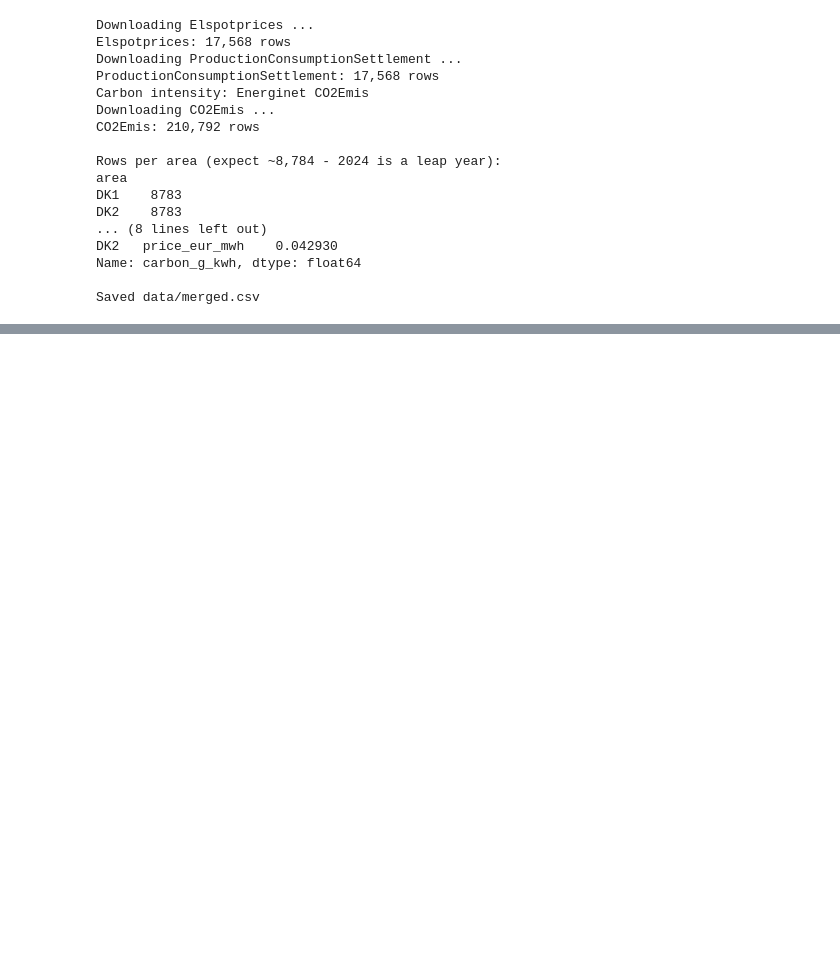
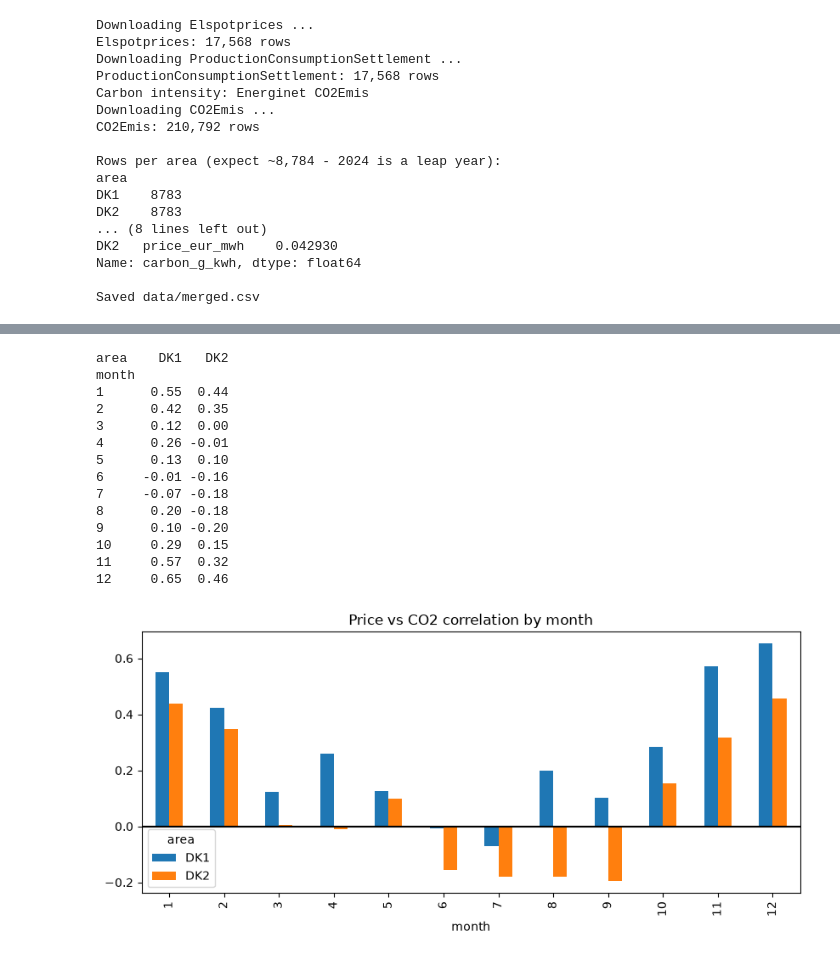
Before and after one commit to MatPicca/Denmark_Clean_vs_Cheap_el, a Jupyter notebook: get_data.ipynb, the cells around one changed output, grey strips where cells are left out. Saved outputs shown, nothing was run; the diff lists cells and outputs as text; code cells hidden in the pictures; blank space fills up the shorter version.

```diff
--- a/get_data.ipynb
+++ b/get_data.ipynb
@@ -179,0 +406,23 @@ Saved data/merged.csv
+# %%
+corr = df.groupby(["month", "area"]).apply(
+    lambda d: d["price_eur_mwh"].corr(d["carbon_g_kwh"])).unstack()
+print(corr.round(2))
+corr.plot(kind="bar", figsize=(10, 4), title="Price vs CO2 correlation by month")
+plt.axhline(0, color="black")
+plt.show()
+# %% [output]
+area    DK1   DK2
+month
+1      0.55  0.44
+2      0.42  0.35
+3      0.12  0.00
+4      0.26 -0.01
+5      0.13  0.10
+6     -0.01 -0.16
+7     -0.07 -0.18
+8      0.20 -0.18
+9      0.10 -0.20
+10     0.29  0.15
+11     0.57  0.32
+12     0.65  0.46
+[figure, added]
```
Also changed, not shown: parts of 12 cells of this notebook.
